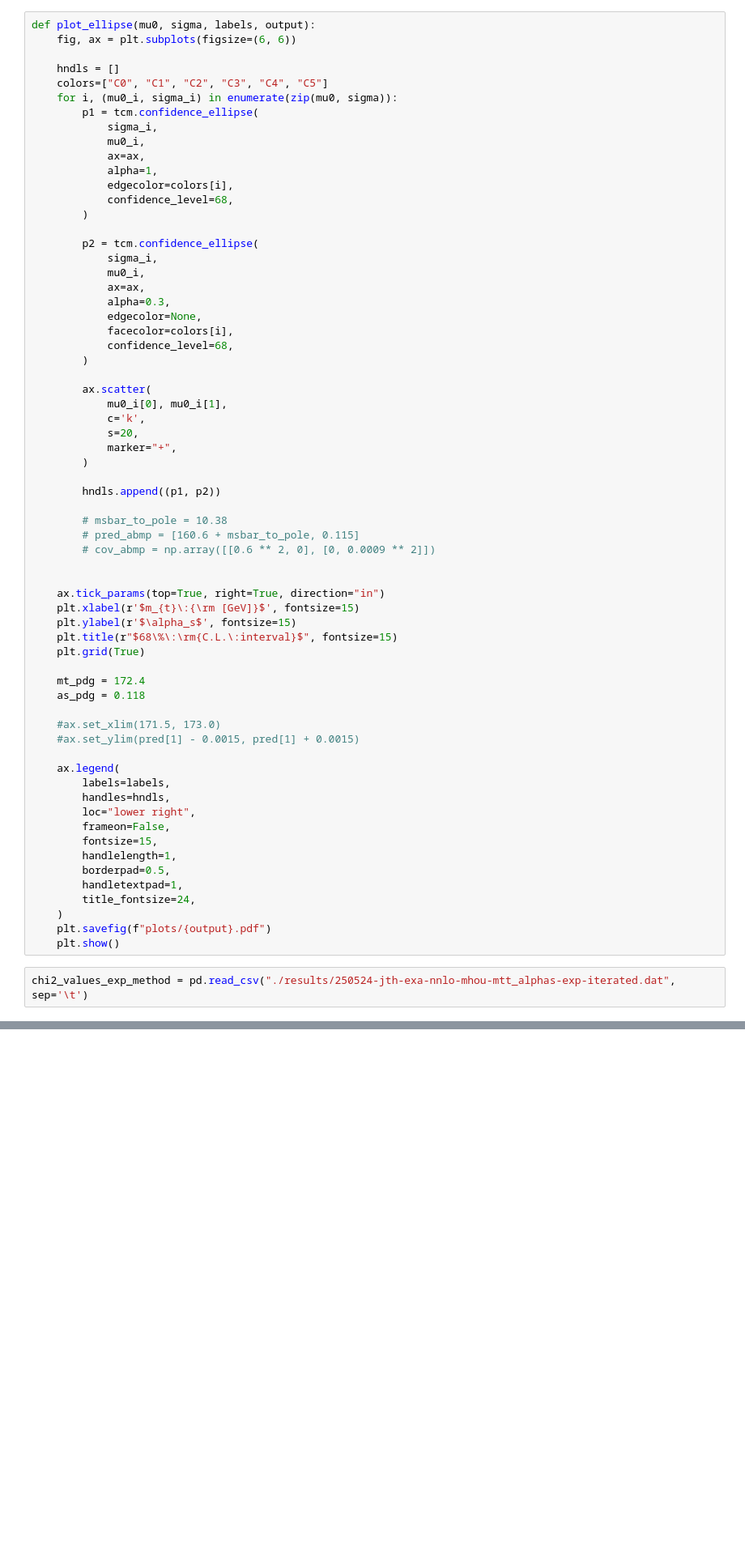
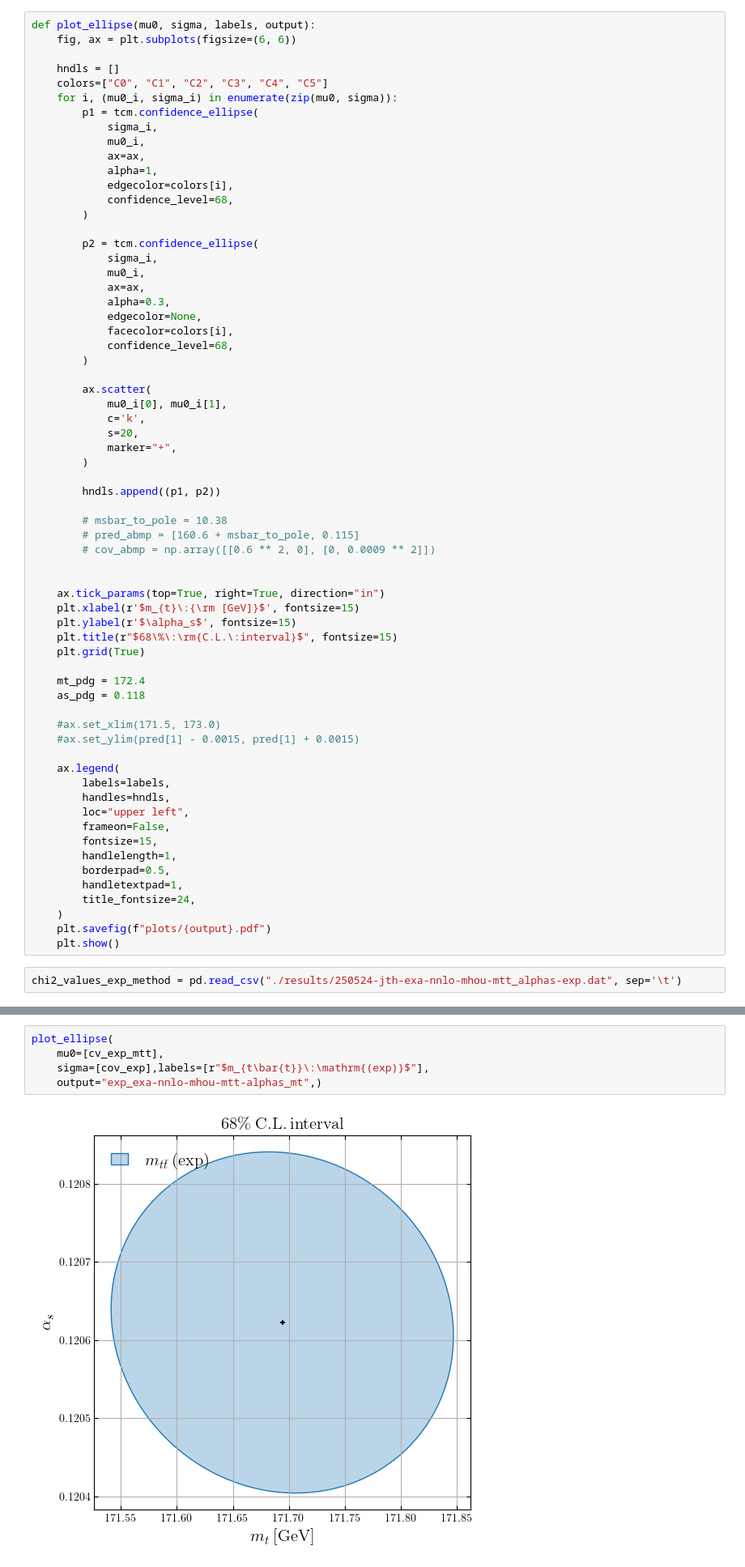
Before and after one commit to RoyStegeman/alphas_mtop, a Jupyter notebook: notebooks/tcm_posterior_alhpas_mtop.ipynb, the cells around one changed output, grey strips where cells are left out. Shown: that part at 81% size. Drawn from its saved outputs; the diff is of its cells as text; blank space fills up the shorter version.

```diff
--- a/notebooks/tcm_posterior_alhpas_mtop.ipynb
+++ b/notebooks/tcm_posterior_alhpas_mtop.ipynb
@@ -77,7 +86,7 @@ def plot_ellipse(mu0, sigma, labels, output):
     ax.legend(
         labels=labels,
         handles=hndls,
-        loc="lower right",
+        loc="upper left",
         frameon=False,
         fontsize=15,
         handlelength=1,
@@ -88,7 +97,7 @@ def plot_ellipse(mu0, sigma, labels, output):
     plt.savefig(f"plots/{output}.pdf")
     plt.show()
 # %%
-chi2_values_exp_method = pd.read_csv("./results/250524-jth-exa-nnlo-mhou-mtt_alphas-exp-iterated.dat", sep='\t')
+chi2_values_exp_method = pd.read_csv("./results/250524-jth-exa-nnlo-mhou-mtt_alphas-exp.dat", sep='\t')
 # %%
 def parabola(x, a, b, c):
     return a*x**2 + b*x + c
@@ -131,2 +135,9 @@ np.sqrt(P_tilde_mtt[1,1])/ np.sqrt(cov_exp[1, 1])
+# %%
+plot_ellipse(
+    mu0=[cv_exp_mtt],
+    sigma=[cov_exp],labels=[r"$m_{t\bar{t}}\:\mathrm{(exp)}$"],
+    output="exp_exa-nnlo-mhou-mtt-alphas_mt",)
+# %% [output]
+[figure, added]
 # %%
 plot_ellipse(
```
Also changed, not shown: parts of 15 cells of this notebook.
